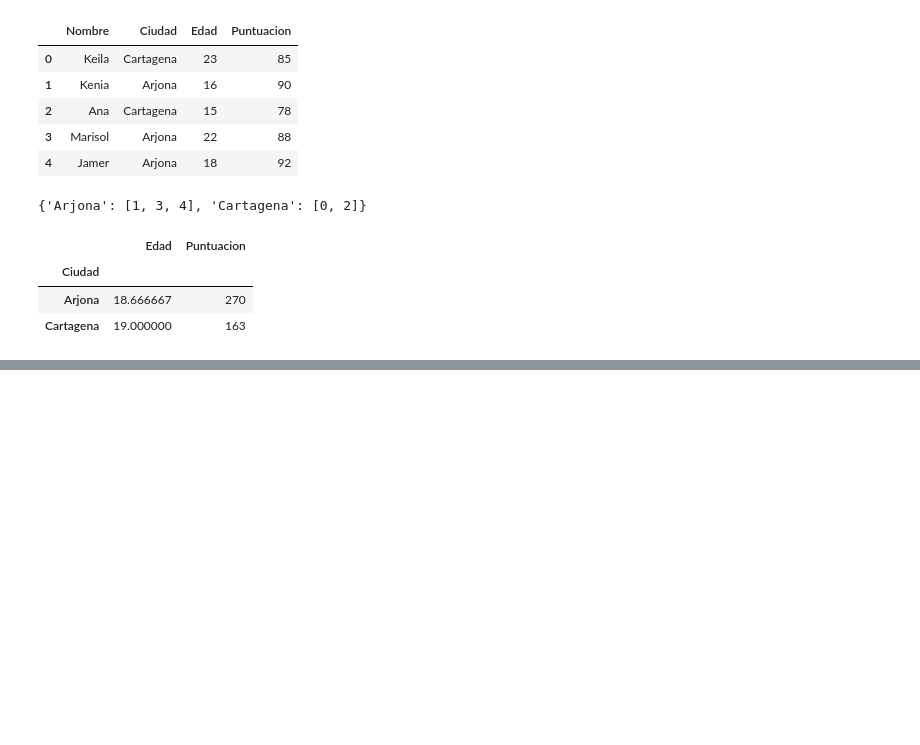
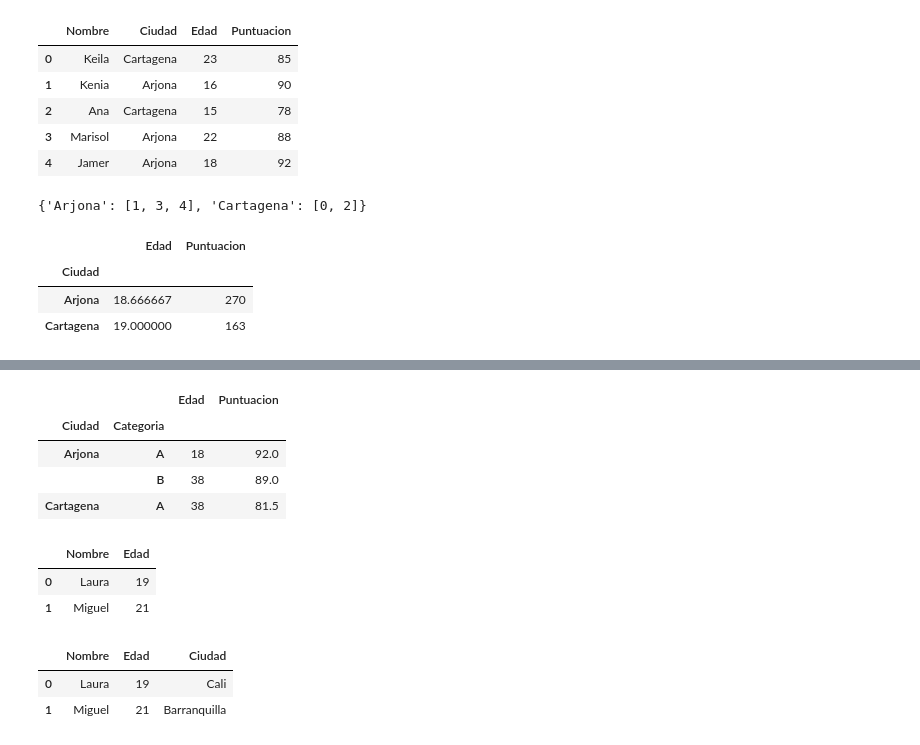
Before and after one commit to contreraskei/data-analysis-with-Python, a Jupyter notebook: analisisdedatos.ipynb, the cells around one changed output, grey strips where cells are left out. Saved outputs shown, nothing was run; the diff lists cells and outputs as text; code cells hidden in the pictures; blank space fills up the shorter version.

```diff
--- a/analisisdedatos.ipynb
+++ b/analisisdedatos.ipynb
@@ -291,0 +333,36 @@ agregated
+# %%
+#Calcular la suma de las edades y puntuación por ciudad y categoría
+
+aggregated_multi = grouped_multi.agg({
+    "Edad": "sum",
+    "Puntuacion": "mean"
+})
+
+aggregated_multi
+# %% [output]
+|  |  | Edad | Puntuacion |
+| Ciudad | Categoria |  |  |
+| Arjona | A | 18 | 92.0 |
+|  | B | 38 | 89.0 |
+| Cartagena | A | 38 | 81.5 |
+# %%
+#Agregar nuevos datos a un DataFrame existente
+
+data = {
+      'Nombre': ['Laura', 'Miguel'],
+      'Edad': [19, 21]
+}
+df_new = pd.DataFrame(data)
+df_new
+# %% [output]
+|  | Nombre | Edad |
+| 0 | Laura | 19 |
+| 1 | Miguel | 21 |
+# %%
+#Agregar un columna al nuevo DataFrame
+df_new['Ciudad'] = ['Cali', 'Barranquilla']
+df_new
+# %% [output]
+|  | Nombre | Edad | Ciudad |
+| 0 | Laura | 19 | Cali |
+| 1 | Miguel | 21 | Barranquilla |
```
Also changed, not shown: parts of 11 cells of this notebook, 5 other files.
